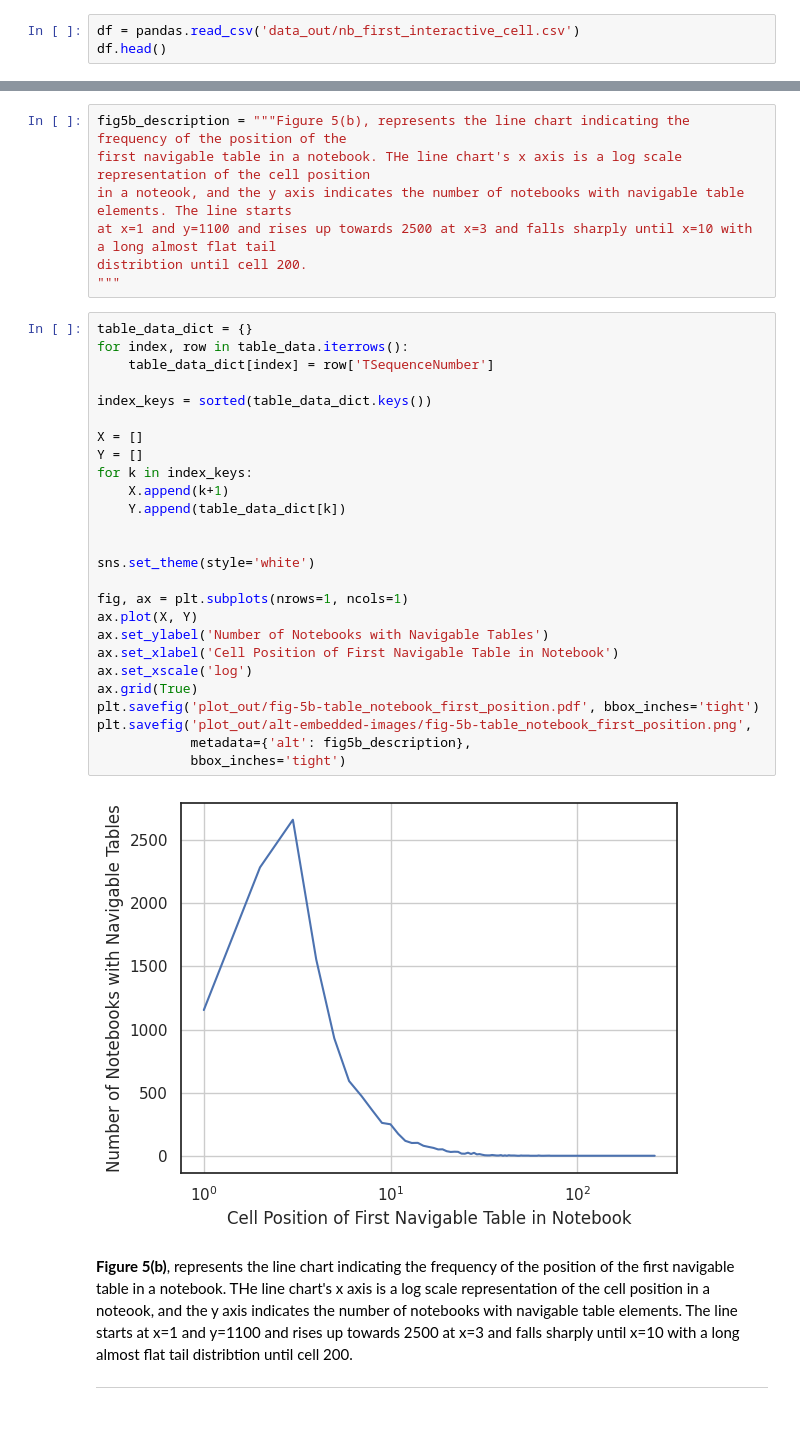
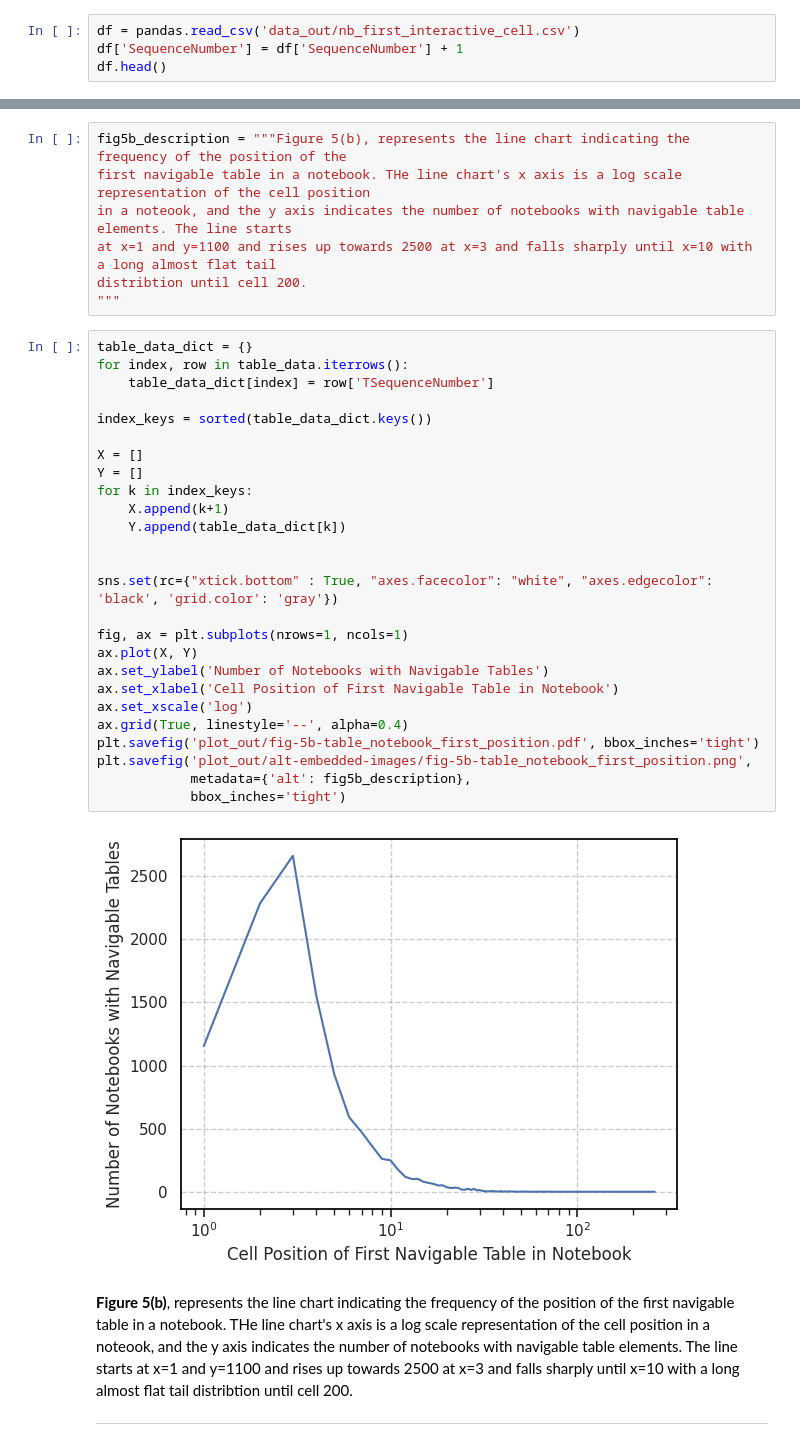
Before and after one commit to make4all/notebooka11y, a Jupyter notebook: Notebook Navigability.ipynb, the cells around one changed output, grey strips where cells are left out. Cells and saved outputs as stored; diff of their text form.

```diff
--- a/Notebook Navigability.ipynb
+++ b/Notebook Navigability.ipynb
@@ -29,6 +29,7 @@ from matplotlib.colors import LogNorm
 matplotlib.rcParams.update({'pdf.fonttype': 42, 'ps.fonttype': 42})
 # %%
 df = pandas.read_csv('data_out/nb_first_interactive_cell.csv')
+df['SequenceNumber'] = df['SequenceNumber'] + 1
 df.head()
 # %% [output]
 |  | Filename | H | SequenceNumber | HLevel | T | TSequenceNumber | TDetail |
@@ -116,31 +130,31 @@ distribtion until cell 200.
 # %%
 table_data_dict = {}
 for index, row in table_data.iterrows():
     table_data_dict[index] = row['TSequenceNumber']
 
 index_keys = sorted(table_data_dict.keys())
 
 X = []
 Y = []
 for k in index_keys:
     X.append(k+1)
     Y.append(table_data_dict[k])
 
 
-sns.set_theme(style='white')
+sns.set(rc={"xtick.bottom" : True, "axes.facecolor": "white", "axes.edgecolor": 'black', 'grid.color': 'gray'})
 
 fig, ax = plt.subplots(nrows=1, ncols=1)
 ax.plot(X, Y)
 ax.set_ylabel('Number of Notebooks with Navigable Tables')
 ax.set_xlabel('Cell Position of First Navigable Table in Notebook')
 ax.set_xscale('log')
-ax.grid(True)
+ax.grid(True, linestyle='--', alpha=0.4)
 plt.savefig('plot_out/fig-5b-table_notebook_first_position.pdf', bbox_inches='tight')
 plt.savefig('plot_out/alt-embedded-images/fig-5b-table_notebook_first_position.png',
             metadata={'alt': fig5b_description},
             bbox_inches='tight')
 # %% [output]
-[figure, old version]
+[figure, new version]
 # %% [markdown]
 **Figure 5(b)**, represents the line chart indicating the frequency of the position of the first navigable table in a notebook. THe line chart's x axis is a log scale representation of the cell position in a noteook, and the y axis indicates the number of notebooks with navigable table elements. The line starts at x=1 and y=1100 and rises up towards 2500 at x=3 and falls sharply until x=10 with a long almost flat tail distribtion until cell 200.
 
```
Also changed, not shown: parts of 4 cells of this notebook, 6 other files.
